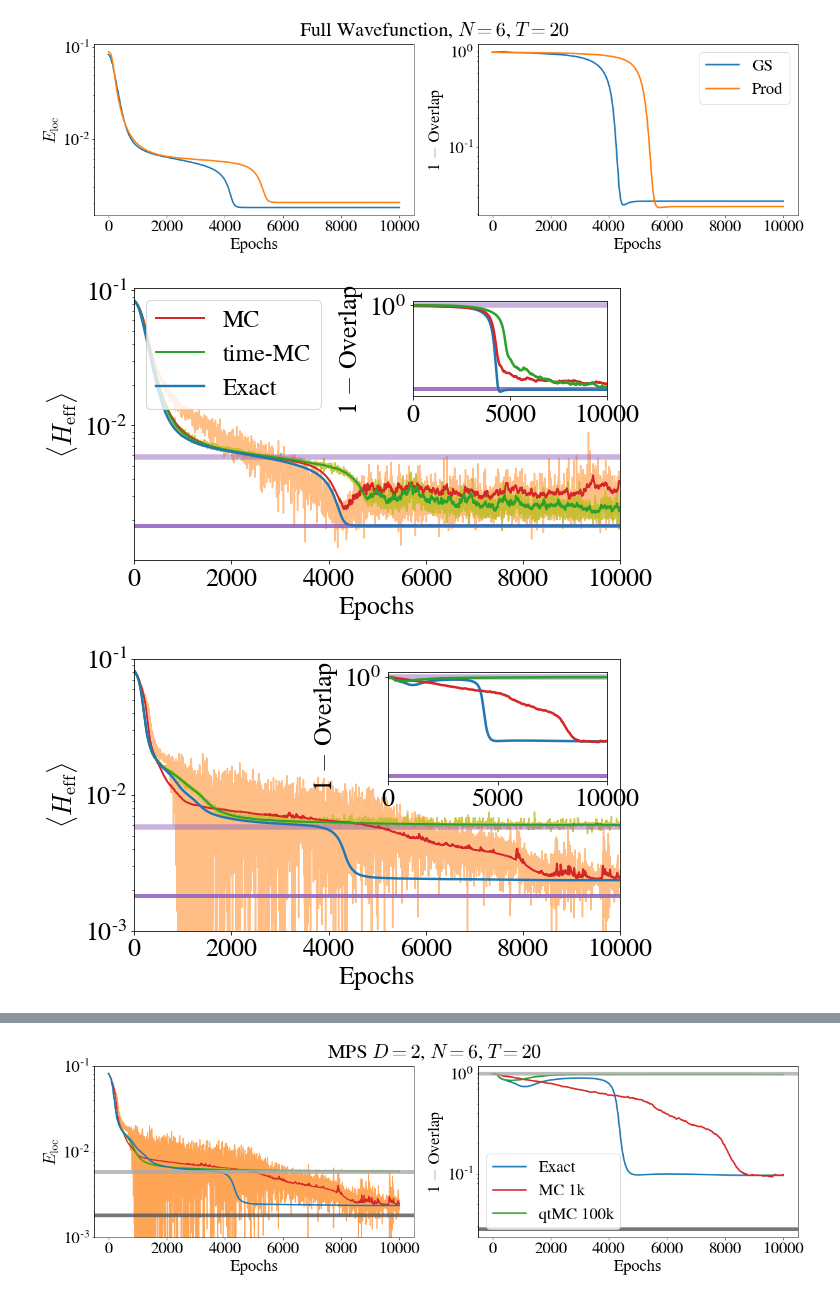
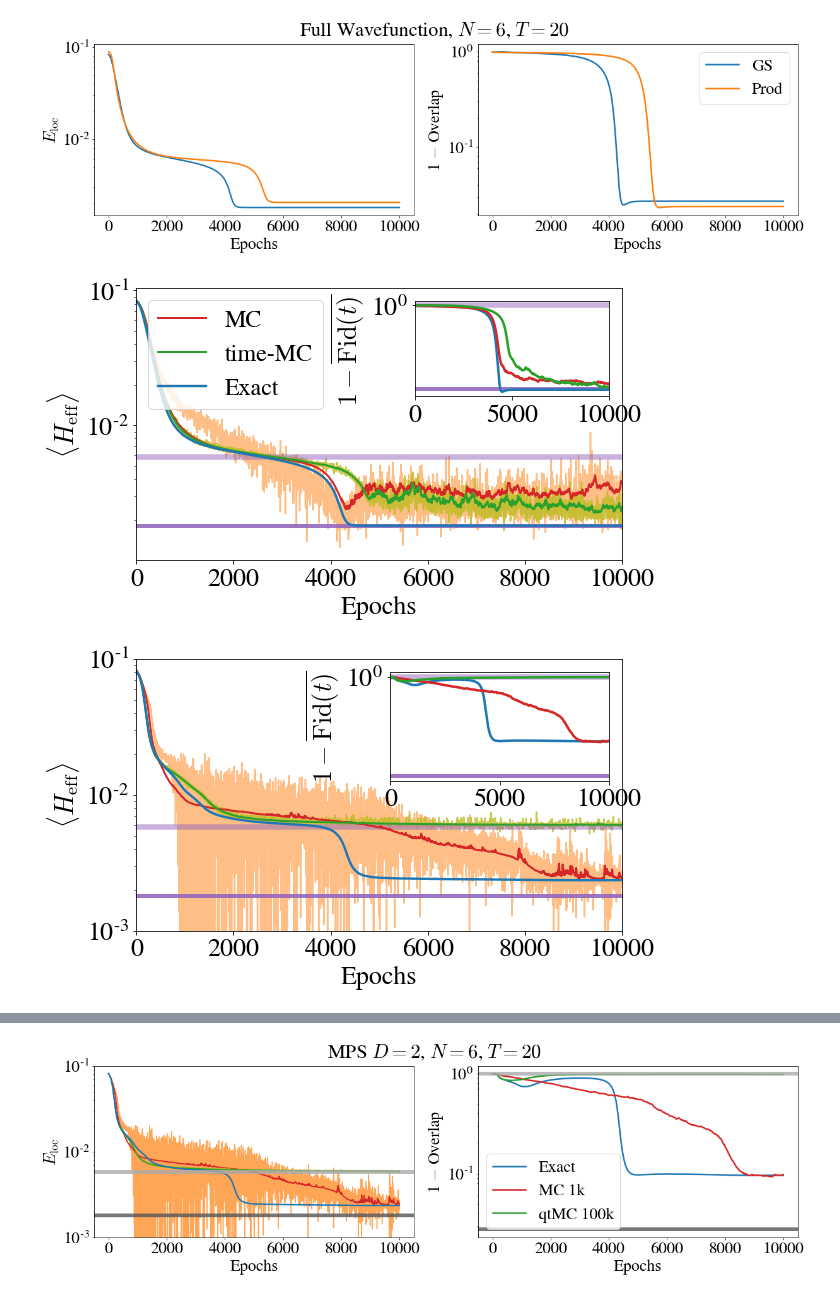
Before and after one commit to stavros11/Time-Evolution, a Jupyter notebook: plotter.ipynb, the cells around one changed output, grey strips where cells are left out. Saved outputs shown, nothing was run; the diff lists cells and outputs as text; code cells hidden in the pictures.

Commit message:
Redo plots for new notes

```diff
--- a/plotter.ipynb
+++ b/plotter.ipynb
@@ -149,6 +149,8 @@ machine_type = "fullwv"
 title_type = "Full Wavefunction"
 n_sites = 6
 time_steps = 20
+data_dir = "/home/stavros/DATA/ClockV2/histories"
+ed_dir = "/home/stavros/DATA/ClockV2/ed"
 
 all_states = h5py.File("{}/N={}/allstates_{}_N{}M{}.h5py".format(data_dir, n_sites, machine_type, n_sites, time_steps), "r")
 sampling1 = h5py.File("{}/N={}/spacesampling{}_{}_N{}M{}.h5py".format(data_dir, n_sites, 1000, machine_type, n_sites, time_steps), "r")
@@ -171,35 +173,35 @@ ax1.semilogy(all_states["exact_Eloc"][:].real, label="Exact", color=cp[0], linew
 
 plt.xlabel("Epochs")
 plt.ylabel(r"$\langle H_\mathrm{eff}\rangle $")
 plt.xlim([0, 10000])
 
 
 plt.legend(loc="upper left", fontsize=24)
 
 inset_axes = inset_axes(ax1,
                     width="40%", # width = 30% of parent_bbox
                     height="35%", # height : 1 inch
                     loc="upper right")
 
 plt.axhline(y=1 - ed["overlaps"][0], linewidth=4.0, color=cp[4], linestyle="-", alpha=0.9)
 plt.axhline(y=1 - ed["overlaps"][1], linewidth=5.5, color=cp[4], linestyle="-", alpha=0.5)
 
 plt.semilogy(1 - all_states["overlaps"][:], label="Exact", linewidth=2.5, color=cp[0])
 plt.semilogy(1 - sampling1["overlaps"][:], label="MC 1k", linewidth=2.5, color=cp[3])
 plt.semilogy(1 - sampling2["overlaps"][:], label="qtMC 20k", linewidth=2.5, color=cp[2])
 #plt.xlabel("Epochs")
-plt.ylabel("1 $-$ Overlap")
+plt.ylabel(r"$1- \overline{\mathrm{Fid}(t)}$")
 plt.xlim([0, 10000])
 
 plt.savefig("fullwv_N6.pdf", bbox_inches='tight')
 #plt.show()
 
 all_states.close()
 sampling1.close()
 sampling2.close()
 ed.close()
 # %% [output]
-[figure, old version]
+[figure, new version]
 # %%
 from mpl_toolkits.axes_grid.inset_locator import inset_axes
 machine_type = "mpsD2"
@@ -241,7 +243,7 @@ plt.semilogy(1 - all_states["overlaps"][:], label="Exact", linewidth=2.5, color=
 plt.semilogy(1 - sampling1["overlaps"][:], label="MC 1k", linewidth=2.5, color=cp[3])
 plt.semilogy(1 - sampling2["overlaps"][:], label="qtMC 20k", linewidth=2.5, color=cp[2])
 #plt.xlabel("Epochs")
-plt.ylabel("1 $-$ Overlap")
+plt.ylabel(r"$1- \overline{\mathrm{Fid}(t)}$")
 plt.xlim([0, 10000])
 
 plt.savefig("mpsD2_N6.pdf", bbox_inches='tight')
@@ -252,7 +254,7 @@ sampling1.close()
 sampling2.close()
 ed.close()
 # %% [output]
-[figure, old version]
+[figure, new version]
 # %%
 from mpl_toolkits.axes_grid.inset_locator import inset_axes
 machine_type = "mpsD6"
```
Also changed, not shown: parts of 1 cell of this notebook.
